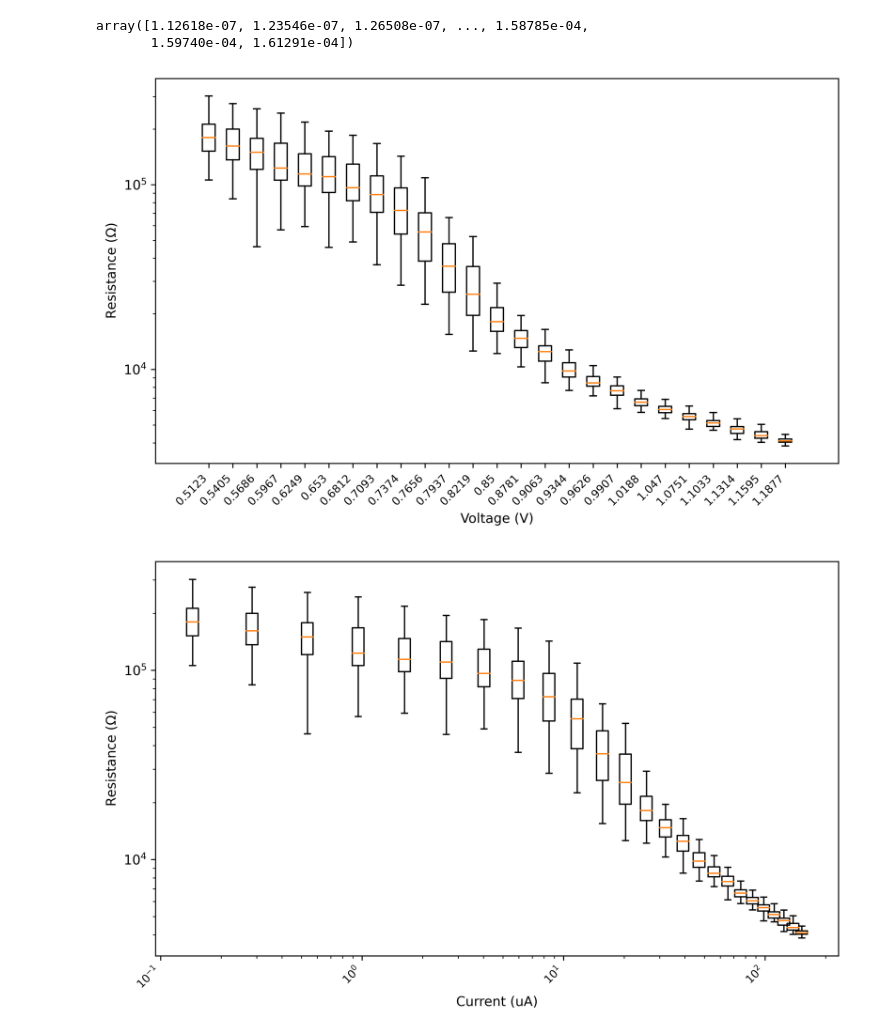
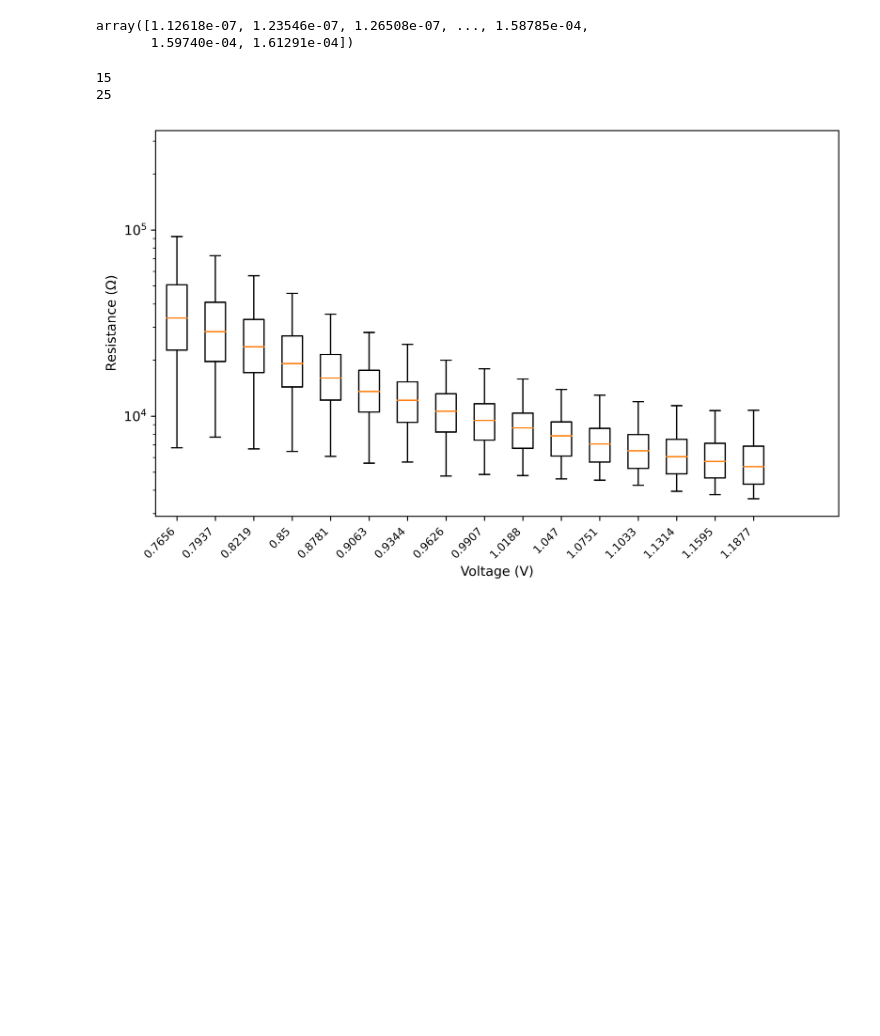
Before and after one commit to rfebbo/memr_dac, a Jupyter notebook: characterize_analog.ipynb, the cells around one changed output. Saved outputs shown, nothing was run; the diff lists cells and outputs as text; code cells hidden in the pictures; blank space fills up the shorter version.

Commit message:
added old plot code

```diff
--- a/characterize_analog.ipynb
+++ b/characterize_analog.ipynb
@@ -115,7 +115,7 @@ def plot(t):
 
     x_single = []
 
-    for i in range(0,1):
+    for i in range(len(all_data['Prog'])):
         test_singledevice(all_data['Prog'][i],t,  x_single, LRS_res, LRS_x, LRS_res_final, LRS_x_final, n_samples)
 
     # print(len(gatevs_single))
@@ -123,9 +123,12 @@ def plot(t):
     LRS_x_final = np.average(LRS_x_final,1)
     fig = plt.subplots(1,1,figsize=(8,5),dpi=600)
     if t == 5:
+        print(len(np.arange(0.5, 1.25, 0.05)))
+        print(len(LRS_res_final))
+        # plt.boxplot(LRS_res_final,showfliers= False,widths=0.015,positions=np.arange(0.5, 1.25, 0.05))
         plt.boxplot(LRS_res_final,showfliers= False,widths=0.015,positions=np.round(LRS_x_final,4))
         plt.xlabel('Voltage (V)')
-        plt.xlim(0.45,1.25)
+        plt.xlim(0.75,1.25)
     if t == 9:
         w = 10.25
         width = lambda p, w: 10**(np.log10(p)+w/2.)-10**(np.log10(p)-w/2.)
@@ -143,6 +146,7 @@ def plot(t):
     )
 
     #plt.ylim(0,25000)
+    plt.savefig('res_vs_vnset.pdf', bbox_inches='tight')
     plt.show()
 
 
@@ -163,9 +167,10 @@ def plot(t):
     # np.unique(len(gatevs))
 # %%
 plot(5)
-plot(9)
+# plot(9)
 # %% [output]
+15
+25
-[figure, old version]
+[figure, new version]
-[figure, removed]
 # %%
 # len(np.average(LRS_x_final,1))
```
Also changed, not shown: parts of 1 cell of this notebook, 5 other files.
